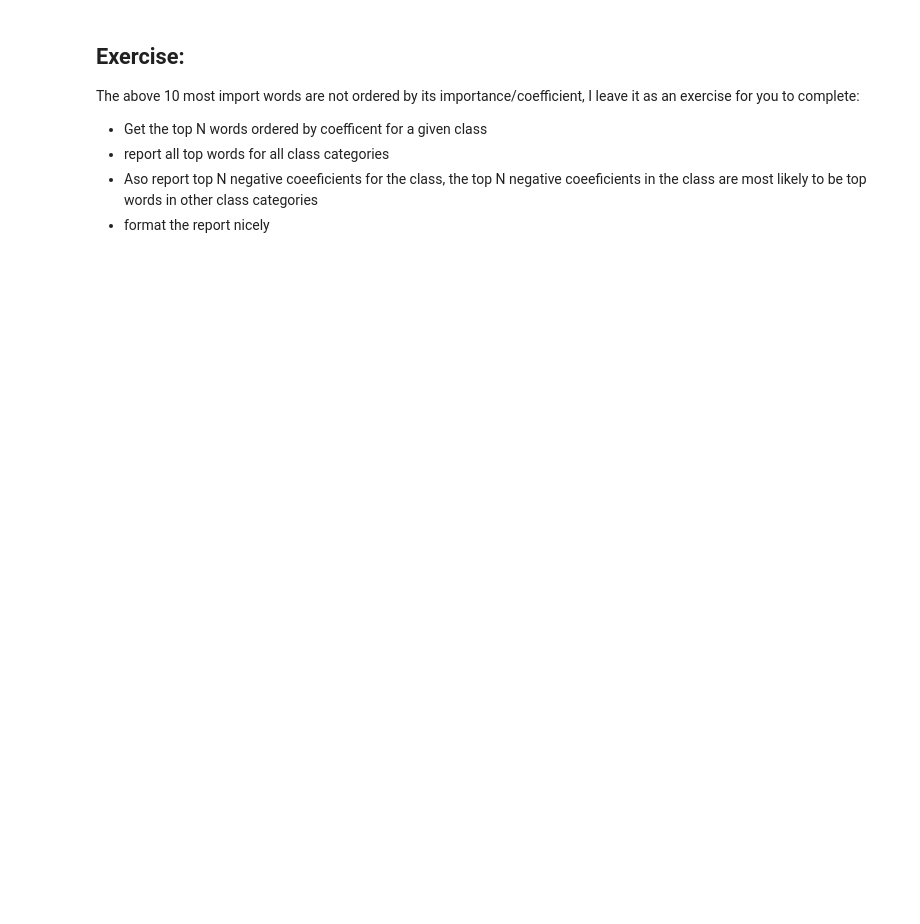
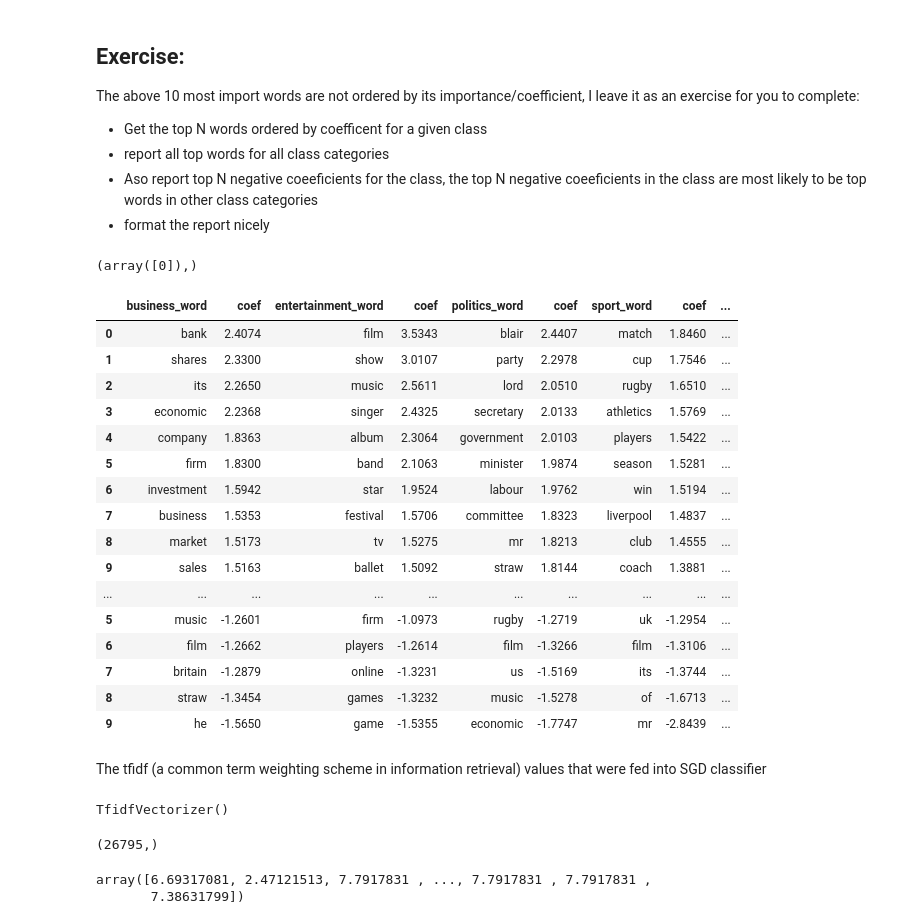
Before and after one commit to donglinchen/data_science_exercise, a Jupyter notebook: text-classification.ipynb, the cells around one changed output. Cells and saved outputs as stored; diff of their text form; code cells hidden in the pictures; blank space fills up the shorter version.

```diff
--- a/text-classification.ipynb
+++ b/text-classification.ipynb
@@ -147,0 +150,64 @@ The above 10 most import words are not ordered by its importance/coefficient, I
+# %%
+# Convert word to index sequence dictionary to index to word for easy lookup word by index
+idx_to_word = {idx:word for (word, idx) in sgd['tfidf_vector_com'].vocabulary_.items()}
+# idx_to_word
+# %%
+np.where(sgd.classes_== 'business')
+# %% [output]
+(array([0]),)
+# %%
+def top_n_features_by_coef(n, classname):
+    """
+        Args:
+            n: the top number of words by coefficient,
+            classname: the class label
+        Returns:
+            top or bottom n words with coefficients
+    """
+    class_idx = np.where(sgd.classes_== classname)[0][0]
+    idx_coef = sorted(
+        [(i,v) for (i, v) in enumerate(sgd['clf'].coef_[class_idx])], key=lambda e: e[1],reverse=True)
+    top_n_idx_coef = idx_coef[:n]
+    bottom_n_idx_coef = idx_coef[-n:] # top negative N words, sort asscending
+    top_word_coef = list(map(lambda e: (idx_to_word[e[0]], round(e[1], 4)), top_n_idx_coef))
+    bottom_word_coef = list(map(lambda e: (idx_to_word[e[0]], round(e[1], 4)), bottom_n_idx_coef))
+    df = pd.DataFrame(top_word_coef, columns=[f"{classname}_word", 'coef'])
+    df_bottom = pd.DataFrame(bottom_word_coef, columns=[f"{classname}_word", 'coef'])
+    return pd.concat([df, df_bottom])
+# %%
+n = 10
+df_list = []
+for _class in sgd.classes_:
+    df_list.append(top_n_features_by_coef(n, _class))
+pd.concat(df_list, axis=1)
+# %% [output]
+|  | business_word | coef | entertainment_word | coef | politics_word | coef | sport_word | coef | ... |
+| 0 | bank | 2.4074 | film | 3.5343 | blair | 2.4407 | match | 1.8460 | ... |
+| 1 | shares | 2.3300 | show | 3.0107 | party | 2.2978 | cup | 1.7546 | ... |
+| 2 | its | 2.2650 | music | 2.5611 | lord | 2.0510 | rugby | 1.6510 | ... |
+| 3 | economic | 2.2368 | singer | 2.4325 | secretary | 2.0133 | athletics | 1.5769 | ... |
+| 4 | company | 1.8363 | album | 2.3064 | government | 2.0103 | players | 1.5422 | ... |
+| 5 | firm | 1.8300 | band | 2.1063 | minister | 1.9874 | season | 1.5281 | ... |
+| 6 | investment | 1.5942 | star | 1.9524 | labour | 1.9762 | win | 1.5194 | ... |
+| 7 | business | 1.5353 | festival | 1.5706 | committee | 1.8323 | liverpool | 1.4837 | ... |
+| 8 | market | 1.5173 | tv | 1.5275 | mr | 1.8213 | club | 1.4555 | ... |
+| 9 | sales | 1.5163 | ballet | 1.5092 | straw | 1.8144 | coach | 1.3881 | ... |
+| ... | ... | ... | ... | ... | ... | ... | ... | ... | ... |
+| 5 | music | -1.2601 | firm | -1.0973 | rugby | -1.2719 | uk | -1.2954 | ... |
+| 6 | film | -1.2662 | players | -1.2614 | film | -1.3266 | film | -1.3106 | ... |
+| 7 | britain | -1.2879 | online | -1.3231 | us | -1.5169 | its | -1.3744 | ... |
+| 8 | straw | -1.3454 | games | -1.3232 | music | -1.5278 | of | -1.6713 | ... |
+| 9 | he | -1.5650 | game | -1.5355 | economic | -1.7747 | mr | -2.8439 | ... |
+# %% [markdown]
+The tfidf (a common term weighting scheme in information retrieval) values that were fed into SGD classifier
+# %%
+sgd['tfidf_vector_com']
+# %% [output]
+TfidfVectorizer()
+# %%
+print(sgd['tfidf_vector_com'].idf_.shape)
+sgd['tfidf_vector_com'].idf_
+# %% [output]
+(26795,)
+array([6.69317081, 2.47121513, 7.7917831 , ..., 7.7917831 , 7.7917831 ,
+       7.38631799])
```
Also changed, not shown: parts of 17 cells of this notebook.
